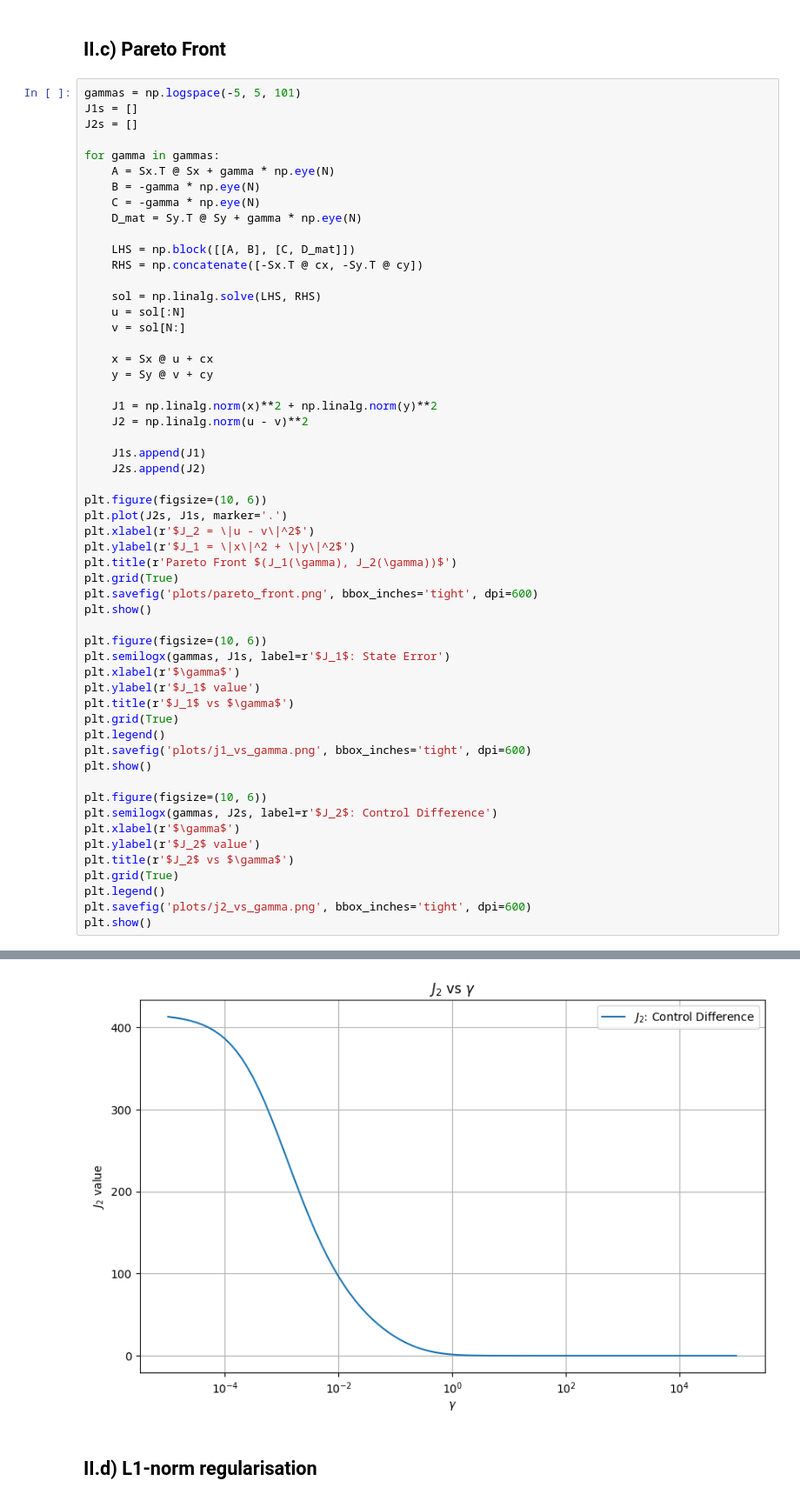
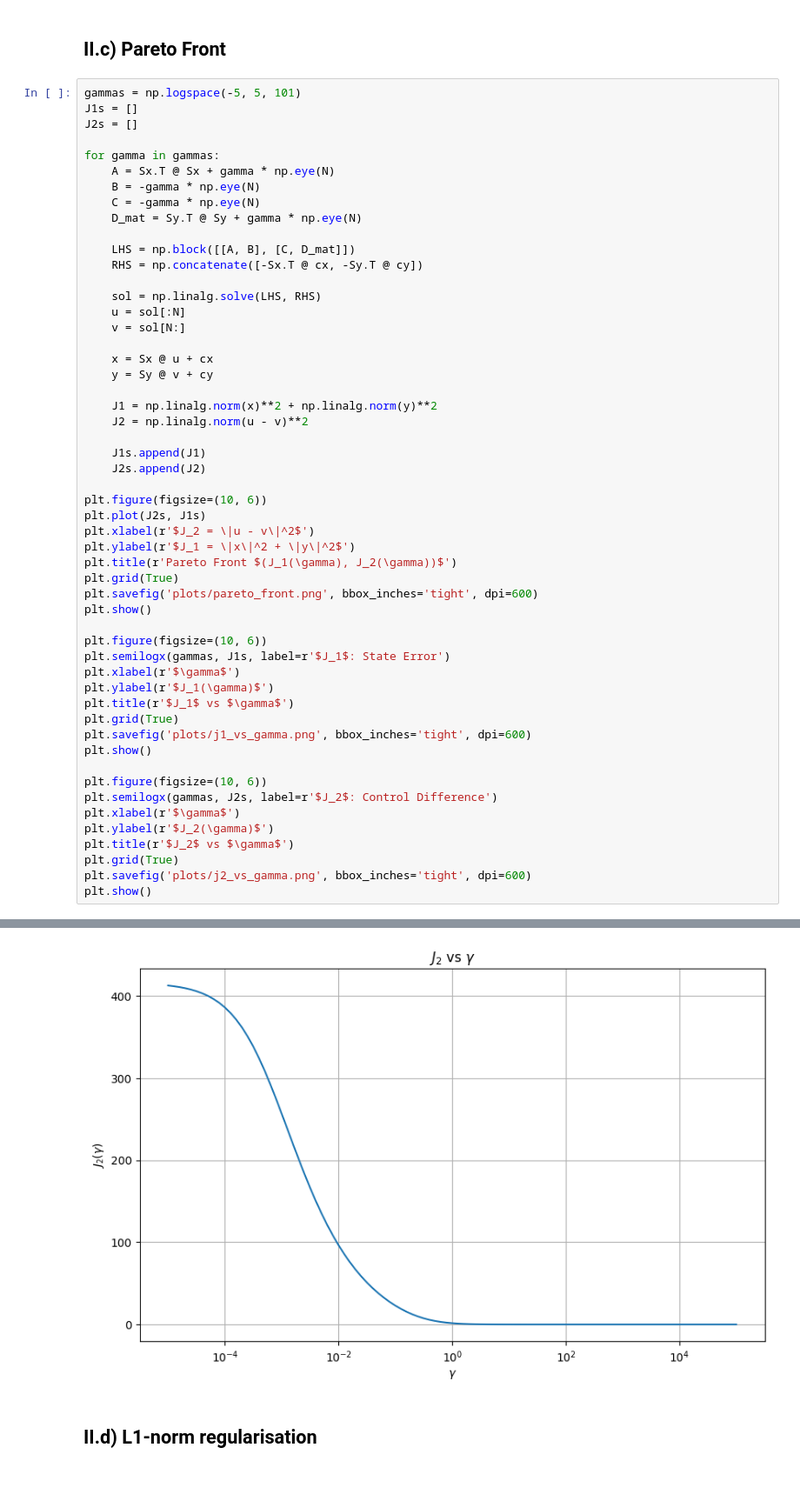
Before and after one commit to umarsdq/optimisationCW, a Jupyter notebook: optimisation.ipynb, the cells around one changed output, grey strips where cells are left out. Shown at 87% size. Saved outputs shown, nothing was run; the diff lists cells and outputs as text.

```diff
--- a/optimisation.ipynb
+++ b/optimisation.ipynb
@@ -321,7 +324,7 @@ for gamma in gammas:
     J2s.append(J2)
 
 plt.figure(figsize=(10, 6))
-plt.plot(J2s, J1s, marker='.')
+plt.plot(J2s, J1s)
 plt.xlabel(r'$J_2 = \|u - v\|^2$')
 plt.ylabel(r'$J_1 = \|x\|^2 + \|y\|^2$')
 plt.title(r'Pareto Front $(J_1(\gamma), J_2(\gamma))$')
@@ -332,20 +335,18 @@ plt.show()
 plt.figure(figsize=(10, 6))
 plt.semilogx(gammas, J1s, label=r'$J_1$: State Error')
 plt.xlabel(r'$\gamma$')
-plt.ylabel(r'$J_1$ value')
+plt.ylabel(r'$J_1(\gamma)$')
 plt.title(r'$J_1$ vs $\gamma$')
 plt.grid(True)
-plt.legend()
 plt.savefig('plots/j1_vs_gamma.png', bbox_inches='tight', dpi=600)
 plt.show()
 
 plt.figure(figsize=(10, 6))
 plt.semilogx(gammas, J2s, label=r'$J_2$: Control Difference')
 plt.xlabel(r'$\gamma$')
-plt.ylabel(r'$J_2$ value')
+plt.ylabel(r'$J_2(\gamma)$')
 plt.title(r'$J_2$ vs $\gamma$')
 plt.grid(True)
-plt.legend()
 plt.savefig('plots/j2_vs_gamma.png', bbox_inches='tight', dpi=600)
 plt.show()
 # %% [output]
@@ -354,4 +355,4 @@ plt.show()
-[figure, old version]
+[figure, new version]
 # %% [markdown]
 ## II.d) L1-norm regularisation
 # %%
```
Also changed, not shown: parts of 8 cells of this notebook, 19 other files.
